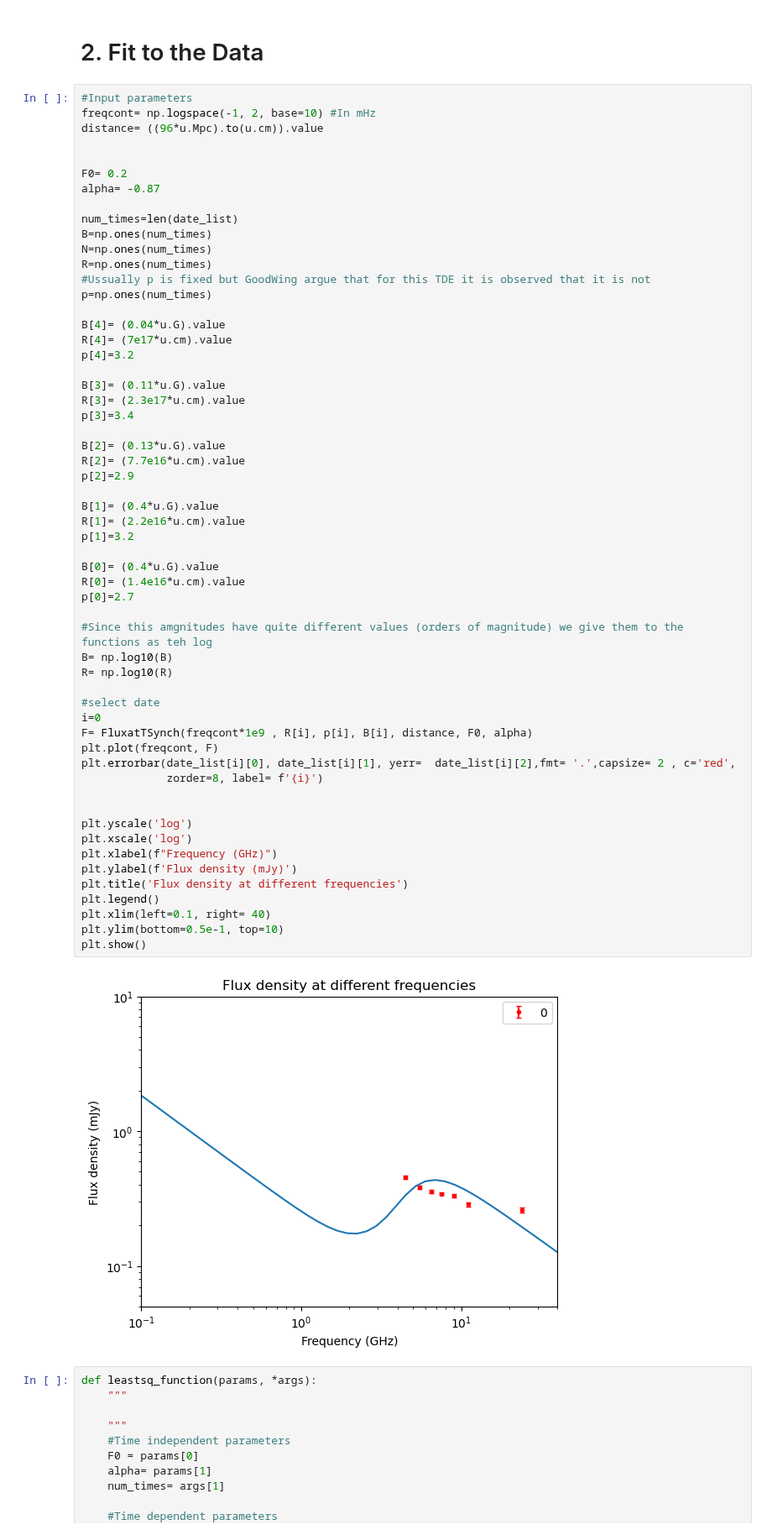
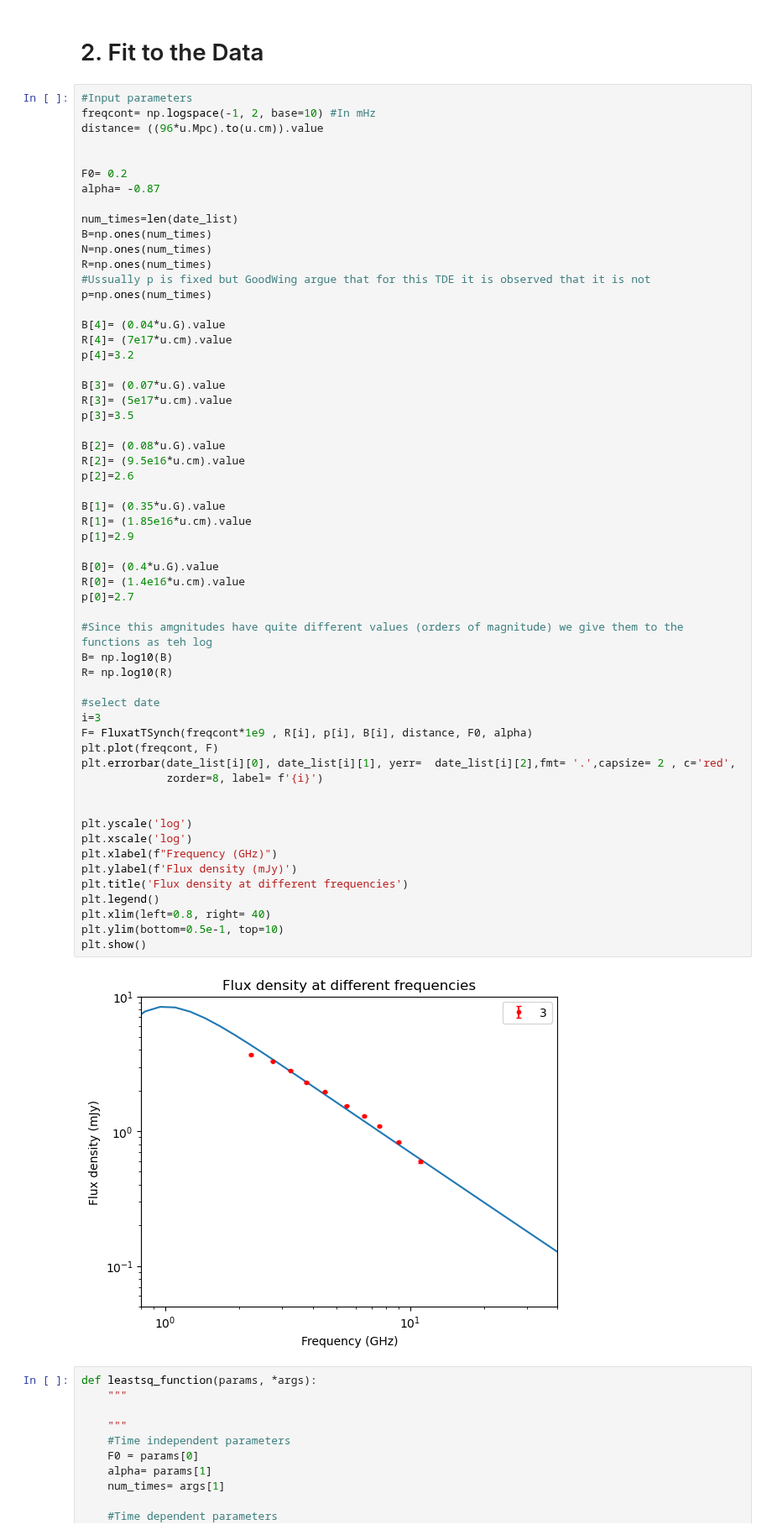
Before and after one commit to Camachoadri/JAEICU2024, a Jupyter notebook: TDE AT2019azh/TDE AT2019azh.ipynb, the cells around one changed output. Shown at 84% size. Saved outputs shown, nothing was run; the diff lists cells and outputs as text.

```diff
--- a/TDE AT2019azh/TDE AT2019azh.ipynb
+++ b/TDE AT2019azh/TDE AT2019azh.ipynb
@@ -344,45 +335,45 @@ B[4]= (0.04*u.G).value
 R[4]= (7e17*u.cm).value
 p[4]=3.2
 
-B[3]= (0.11*u.G).value
-R[3]= (2.3e17*u.cm).value
-p[3]=3.4
+B[3]= (0.07*u.G).value
+R[3]= (5e17*u.cm).value
+p[3]=3.5
 
-B[2]= (0.13*u.G).value
-R[2]= (7.7e16*u.cm).value
-p[2]=2.9
+B[2]= (0.08*u.G).value
+R[2]= (9.5e16*u.cm).value
+p[2]=2.6
 
-B[1]= (0.4*u.G).value
-R[1]= (2.2e16*u.cm).value
-p[1]=3.2
+B[1]= (0.35*u.G).value
+R[1]= (1.85e16*u.cm).value
+p[1]=2.9
 
 B[0]= (0.4*u.G).value
 R[0]= (1.4e16*u.cm).value
 p[0]=2.7
 
 #Since this amgnitudes have quite different values (orders of magnitude) we give them to the functions as teh log
 B= np.log10(B)
 R= np.log10(R)
 
 #select date
-i=0
+i=3
 F= FluxatTSynch(freqcont*1e9 , R[i], p[i], B[i], distance, F0, alpha)
 plt.plot(freqcont, F)
 plt.errorbar(date_list[i][0], date_list[i][1], yerr=  date_list[i][2],fmt= '.',capsize= 2 , c='red',
              zorder=8, label= f'{i}')
 
 
 plt.yscale('log')
 plt.xscale('log')
 plt.xlabel(f"Frequency (GHz)")
 plt.ylabel(f'Flux density (mJy)')
 plt.title('Flux density at different frequencies')
 plt.legend()
-plt.xlim(left=0.1, right= 40)
+plt.xlim(left=0.8, right= 40)
 plt.ylim(bottom=0.5e-1, top=10)
 plt.show()
 # %% [output]
-[figure, old version]
+[figure, new version]
 # %%
 def leastsq_function(params, *args):
     """
```
Also changed, not shown: parts of 4 cells of this notebook.
